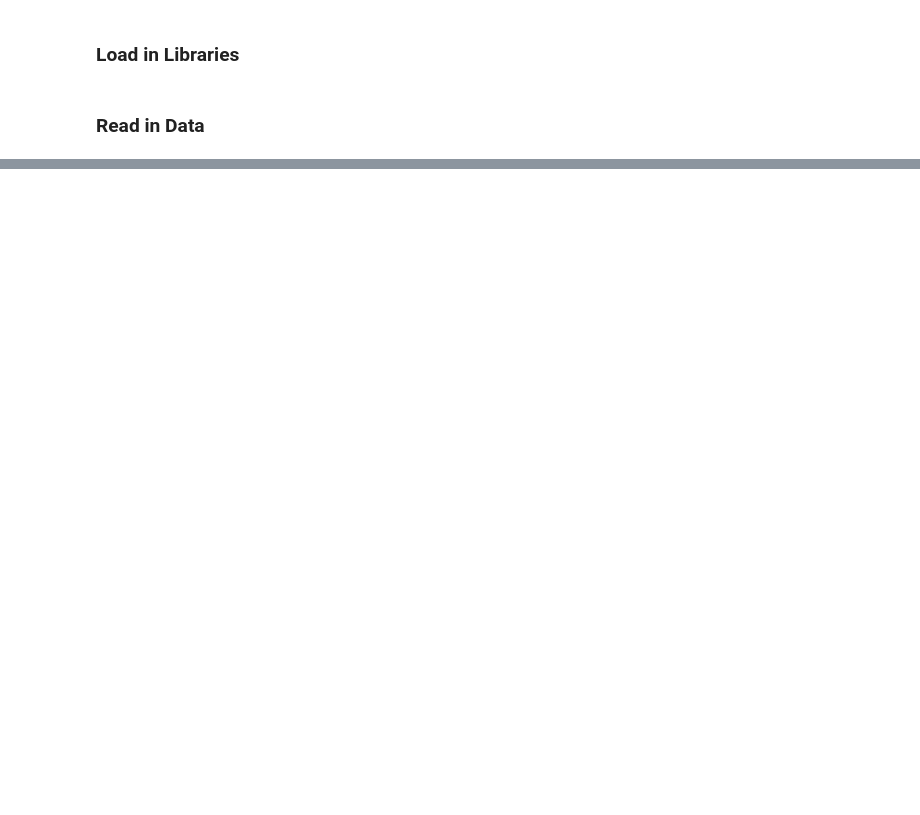
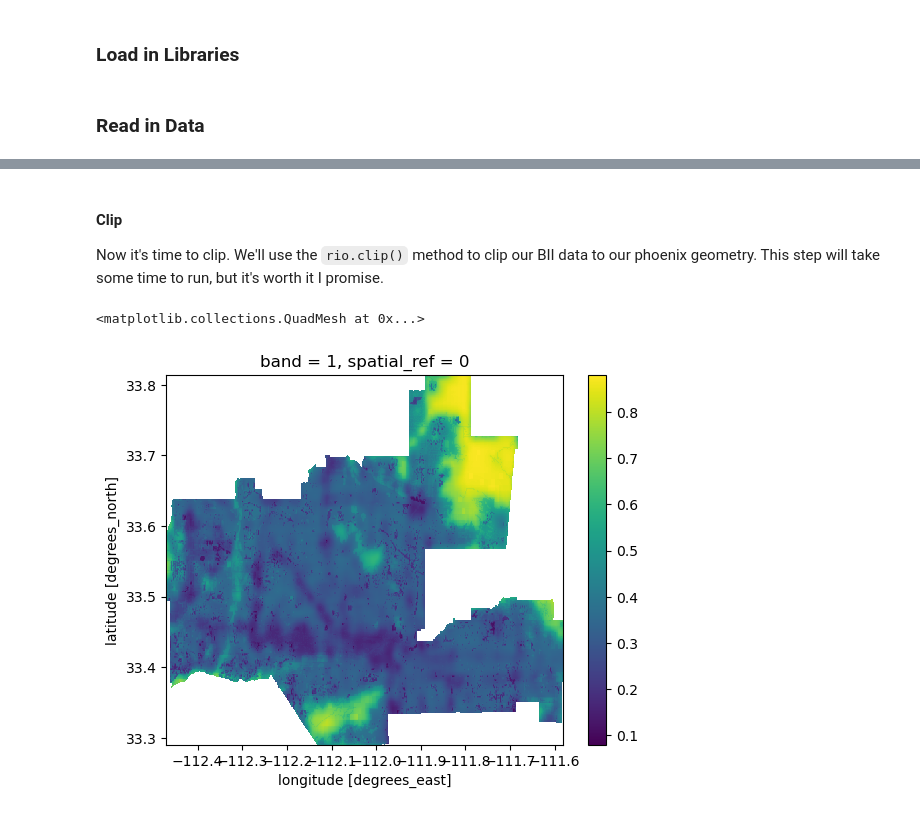
Before and after one commit to ht-oliver/biodiversity-phoenix, a Jupyter notebook: analysis.ipynb, the cells around one changed output, grey strips where cells are left out. Cells and saved outputs as stored; diff of their text form; code cells hidden in the pictures; blank space fills up the shorter version.

Commit message:
Added clip and percentage calculations for BII over .75

```diff
--- a/analysis.ipynb
+++ b/analysis.ipynb
@@ -75,0 +96,12 @@ time_range
+# %%
+search = catalog.search(collections=["io-biodiversity"],
+                        bbox=bbox,
+                        datetime = "2017-01-01/2020-01-01")
+
+# Extract items from search
+items = list(search.items())
+for item in items:
+    print(item)
+
+# Extract number of items in search
+len(items)
@@ -75,0 +120,10 @@ time_range
+# %%
+# Isolate image from 2017
+item_2017 = items[0]
+
+# Isolate image from 2020
+item_2020 = items[3]
+
+# Access data for 2017
+item_data_2017 = rioxr.open_rasterio(item_2017.assets['data'].href)
+item_data_2017
@@ -75,0 +189,23 @@ time_range
+# %%
+# Change phoenix CRS
+phoenix.to_crs(item_data_2017.rio.crs, inplace = True)
+
+# Check if it worked.
+assert phoenix.crs == item_data_2017.rio.crs
+assert phoenix.crs == item_data_2020.rio.crs
+# %% [markdown]
+#### **Clip**
+
+Now it's time to clip. We'll use the `rio.clip()` method to clip our BII data to our phoenix geometry. This step will take some time to run, but it's worth it I promise.
+# %%
+# Clip for 2017
+BII_2017_clipped = item_data_2017.rio.clip(phoenix.geometry, phoenix.crs)
+
+# Clip for 2020
+BII_2020_clipped = item_data_2020.rio.clip(phoenix.geometry, phoenix.crs)
+# %%
+# Check if our clip was successful
+BII_2017_clipped.plot()
+# %% [output]
+<matplotlib.collections.QuadMesh at 0x...>
+[figure, added]
```
Also changed, not shown: parts of 26 cells of this notebook.
